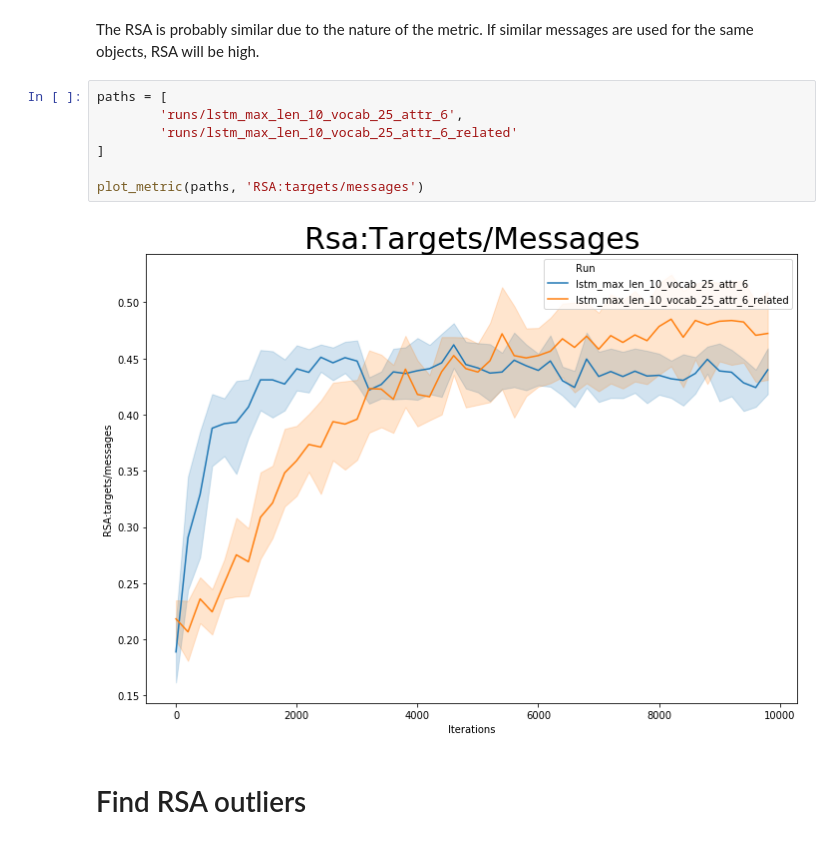
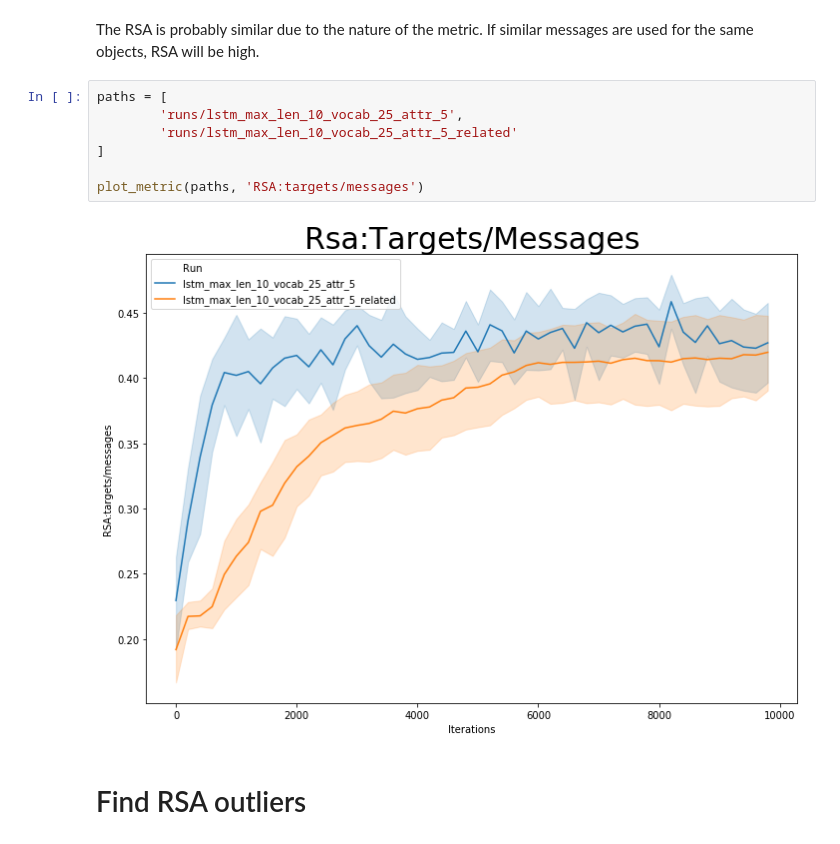
Before and after one commit to OscarLigthart/TopographicSimilarity, a Jupyter notebook: Overview Experiments.ipynb, the cells around one changed output. Drawn from its saved outputs; the diff is of its cells as text.

```diff
--- a/Overview Experiments.ipynb
+++ b/Overview Experiments.ipynb
@@ -728,13 +728,13 @@ plot_metric(paths, 'RSA:targets/messages')
 The RSA is probably similar due to the nature of the metric. If similar messages are used for the same objects, RSA will be high.
 # %%
 paths = [
-        'runs/lstm_max_len_10_vocab_25_attr_6',
-        'runs/lstm_max_len_10_vocab_25_attr_6_related'
+        'runs/lstm_max_len_10_vocab_25_attr_5',
+        'runs/lstm_max_len_10_vocab_25_attr_5_related'
 ]
 
 plot_metric(paths, 'RSA:targets/messages')
 # %% [output]
-[figure, old version]
+[figure, new version]
 # %% [markdown]
 # Find RSA outliers
 # %%
```
Also changed, not shown: 11 other files.
